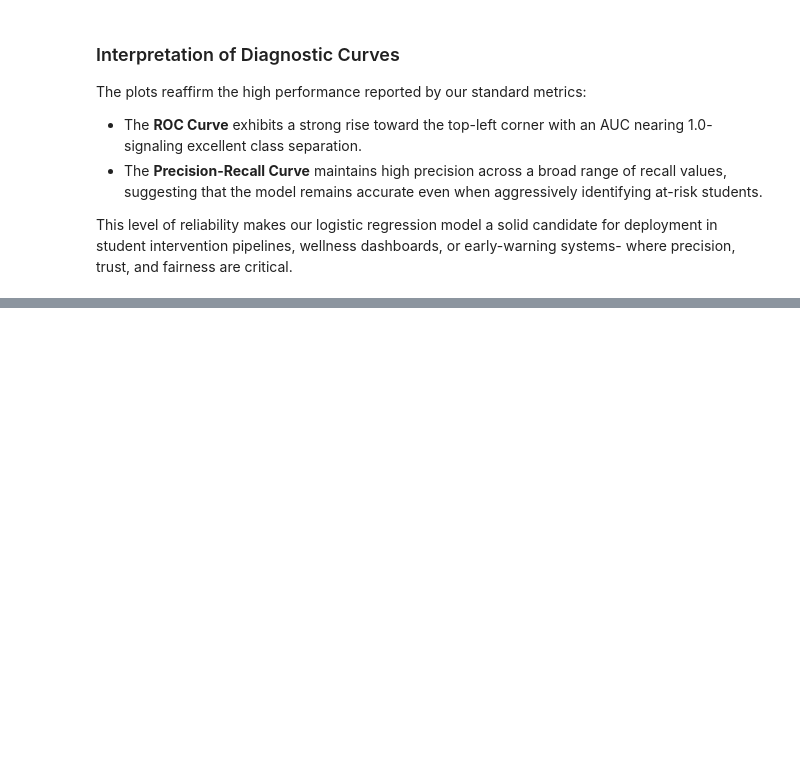
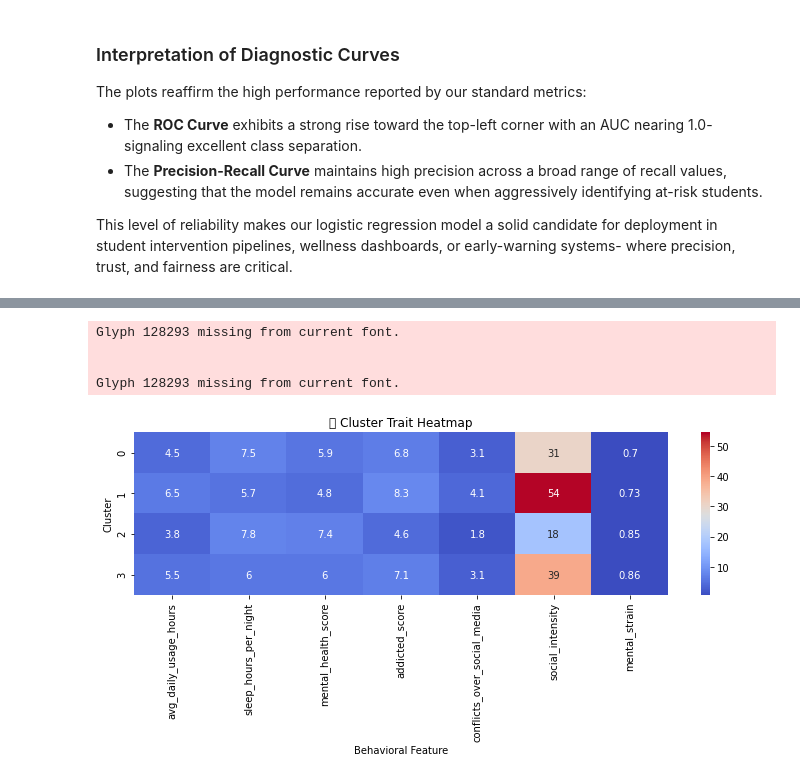
Before and after one commit to Vain-Guy/Students-Social-Media-Addiction, a Jupyter notebook: std.ipynb, the cells around one changed output, grey strips where cells are left out. Saved outputs shown, nothing was run; the diff lists cells and outputs as text; code cells hidden in the pictures; blank space fills up the shorter version.

```diff
--- a/std.ipynb
+++ b/std.ipynb
@@ -3885,0 +3993,7 @@ This level of reliability makes our logistic regression model a solid candidate
+# %%
+# Final KMeans with k=4
+final_kmeans = KMeans(n_clusters=4, random_state=42, n_init=10)
+cluster_labels = final_kmeans.fit_predict(X_pca_reduced)
+
+# Assign cluster labels back to original DataFrame
+student_df['behavioral_cluster'] = cluster_labels
@@ -3885,0 +4144,21 @@ This level of reliability makes our logistic regression model a solid candidate
+# %%
+import seaborn as sns
+import matplotlib.pyplot as plt
+
+# Round for easier reading
+heatmap_data = cluster_means.round(2)
+
+# Plot heatmap
+plt.figure(figsize=(10, 5))
+sns.heatmap(heatmap_data, annot=True, cmap='coolwarm', cbar=True)
+plt.title('🔥 Cluster Trait Heatmap')
+plt.ylabel('Cluster')
+plt.xlabel('Behavioral Feature')
+plt.tight_layout()
+plt.show()
+# %% [output]
+Glyph 128293 missing from current font.
+
+
+Glyph 128293 missing from current font.
+[figure, added]
```
Also changed, not shown: parts of 15 cells of this notebook, 4 other files.
